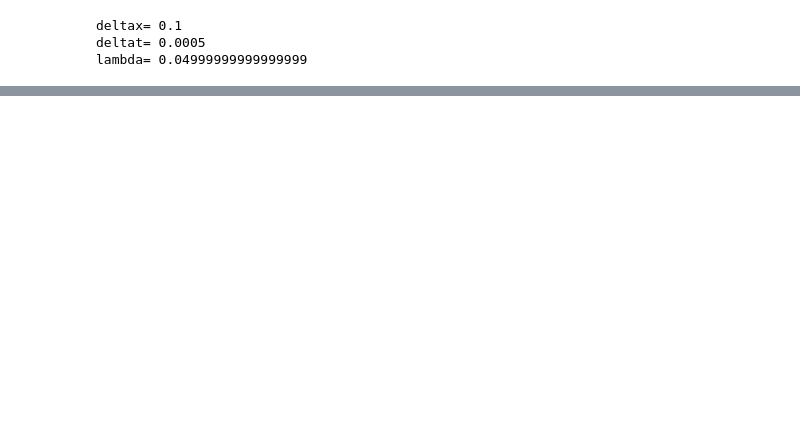
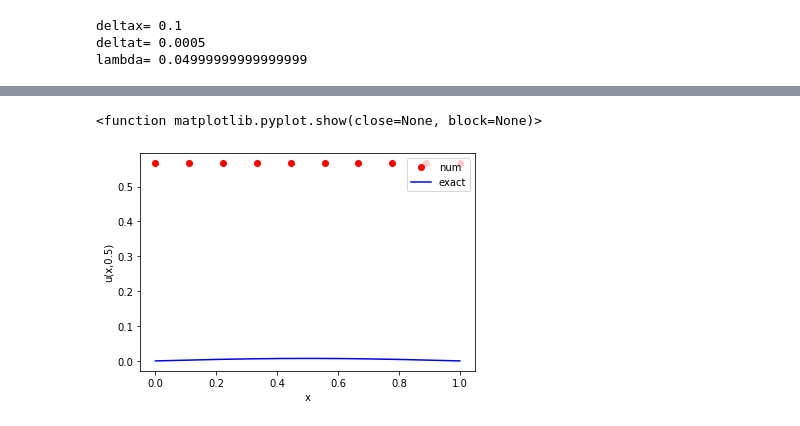
Before and after one commit to TheaRoseBarnes/emat30008, a Jupyter notebook: myForwardEuler1DDiffusion.ipynb, the cells around one changed output, grey strips where cells are left out. Drawn from its saved outputs; the diff is of its cells as text; code cells hidden in the pictures; blank space fills up the shorter version.

Commit message:
adding a periodic boundary condition;

```diff
--- a/myForwardEuler1DDiffusion.ipynb
+++ b/myForwardEuler1DDiffusion.ipynb
@@ -377,0 +306,32 @@ def PDE_solve_crank(mt,mx,boundary_condition, initial_condition):
+# %%
+# experiment - periodic boundary (unsure if it works)
+
+#u_j = np.zeros(mx)
+u_j = np.zeros(mx)
+# Set initial condition
+for i in range(0, mx):
+    u_j[i] = u_I(x[i])
+u_jp1 = np.zeros((mx+1,1))
+k = [lmbda*np.ones(mx-1),(1-2*lmbda)*np.ones(mx),lmbda*np.ones(mx-1)]
+offset = [-1,0,1]
+A = diags(k,offset).toarray()
+A[-1,0] = lmbda
+A[0,-1] = lmbda
+
+
+
+for j in range(0, mt):
+    u_jp1 = np.matmul(A , u_j)
+    u_j = u_jp1
+
+x = np.linspace(0, L, mx)
+pl.plot(x ,u_j,'ro',label='num')
+xx = np.linspace(0,L,250)
+pl.plot(xx,u_exact(xx,T),'b-',label='exact')
+pl.xlabel('x')
+pl.ylabel('u(x,0.5)')
+pl.legend(loc='upper right')
+pl.show
+# %% [output]
+<function matplotlib.pyplot.show(close=None, block=None)>
+[figure, added]
```
Also changed, not shown: parts of 26 cells of this notebook.
